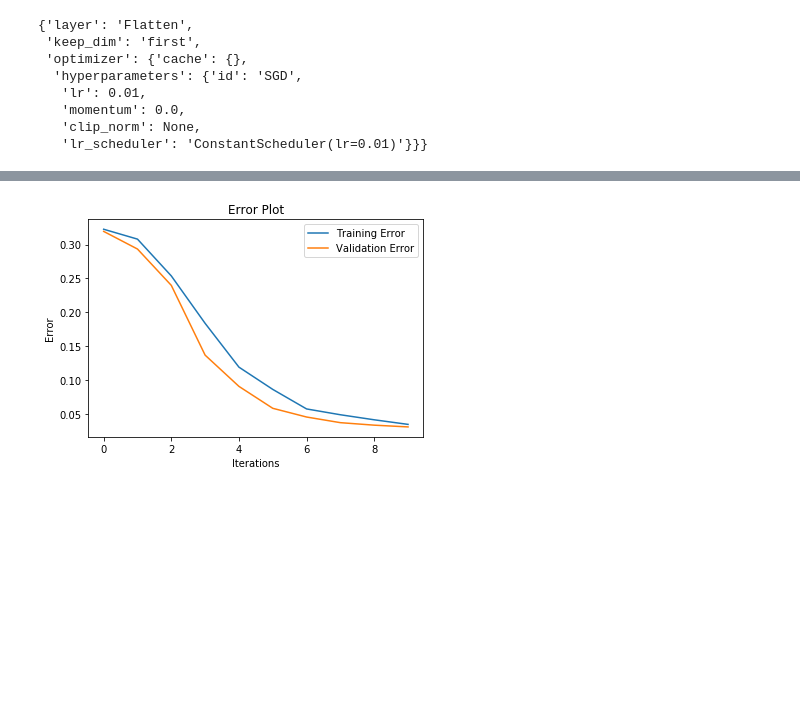
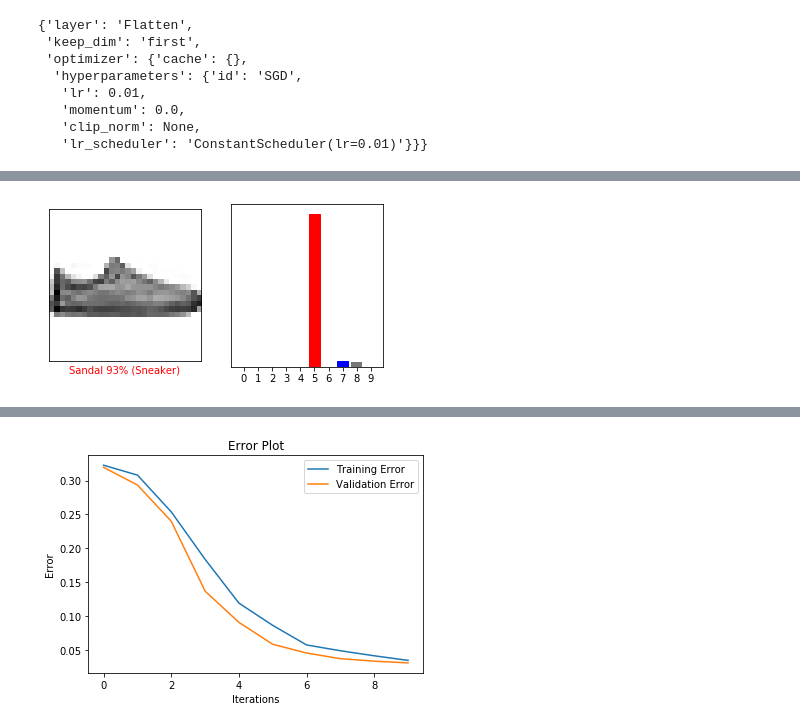
Before and after one commit to miguelmyers8/Metal, a Jupyter notebook: deprecated/examples/Untitled2.ipynb, the cells around one changed output, grey strips where cells are left out. Saved outputs shown, nothing was run; the diff lists cells and outputs as text; code cells hidden in the pictures; blank space fills up the shorter version.

```diff
--- a/deprecated/examples/Untitled2.ipynb
+++ b/deprecated/examples/Untitled2.ipynb
@@ -215,3 +369,13 @@ output_height
+# %%
+i = 12
+plt.figure(figsize=(6,3))
+plt.subplot(1,2,1)
+plot_image(i, ooo[i], yt, xt/255.0)
+plt.subplot(1,2,2)
+plot_value_array(i, ooo[i],  yt)
+plt.show()
+# %% [output]
+[figure, added]
 # %%
 vv=layer[0].forward(X_train,False)
 ff=layer[1].forward(vv,False)
```
Also changed, not shown: parts of 28 cells of this notebook, 11 other files.
